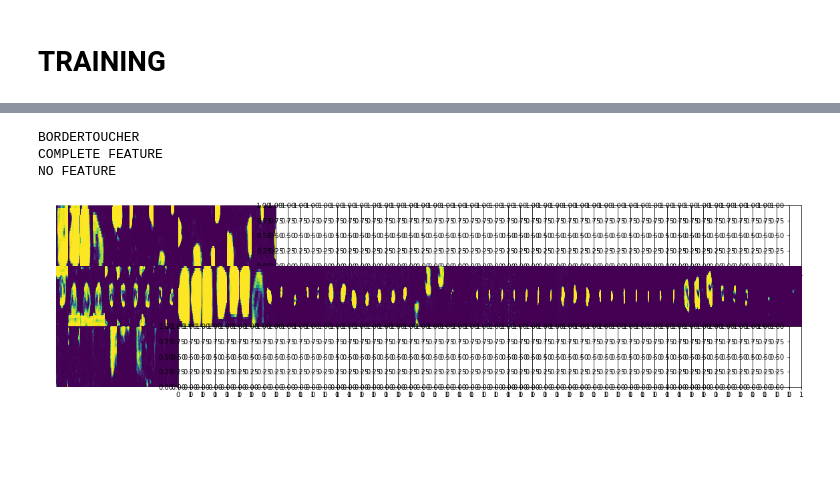
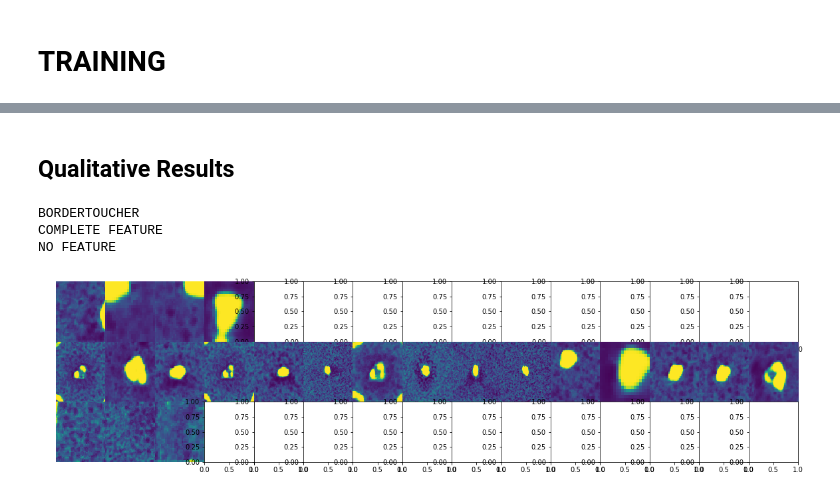
Before and after one commit to MoonVision/zeiss-apollo, a Jupyter notebook: vision/test_basic_convs.ipynb, the cells around one changed output, grey strips where cells are left out. Saved outputs shown, nothing was run; the diff lists cells and outputs as text; code cells hidden in the pictures; blank space fills up the shorter version.

```diff
--- a/vision/test_basic_convs.ipynb
+++ b/vision/test_basic_convs.ipynb
@@ -232,8 +219,7 @@ def run_epoch(ds, m, optimizer, epoch_nr=0, num_workers=0, batch_size=4,
 
     return losses
 # %%
-###########################
-m = SlimWide()
+#########################################
 torchvision_default_initialize_weights(m)
 
 if torch.cuda.is_available():
@@ -243,7 +229,9 @@ else:
 
 m.to(device)
 
-optimizer = torch.optim.SGD(m.parameters(), lr=1e-6, momentum=0.9, weight_decay=1e-4)
+#optimizer = torch.optim.SGD(m.parameters(), lr=1e-6, momentum=0.9, weight_decay=1e-4)
+optimizer = torch.optim.Adam(m.parameters(), lr=1e-5, eps=1e-2, weight_decay=5e-4)
+
 epoch_nr = 0
 # %%
 while epoch_nr < 80:
@@ -274,7 +260,9 @@ E[79] AVERAGE: 111.1671416893434
+# %% [markdown]
+## Qualitative Results
 # %%
-plot_matrix(ds_train, m)
+plot_matrix(ds_eval, m)
 # %% [output]
 BORDERTOUCHER
 COMPLETE FEATURE
 NO FEATURE
-[figure, old version]
+[figure, new version]
```
Also changed, not shown: parts of 27 cells of this notebook, 1 other file.
